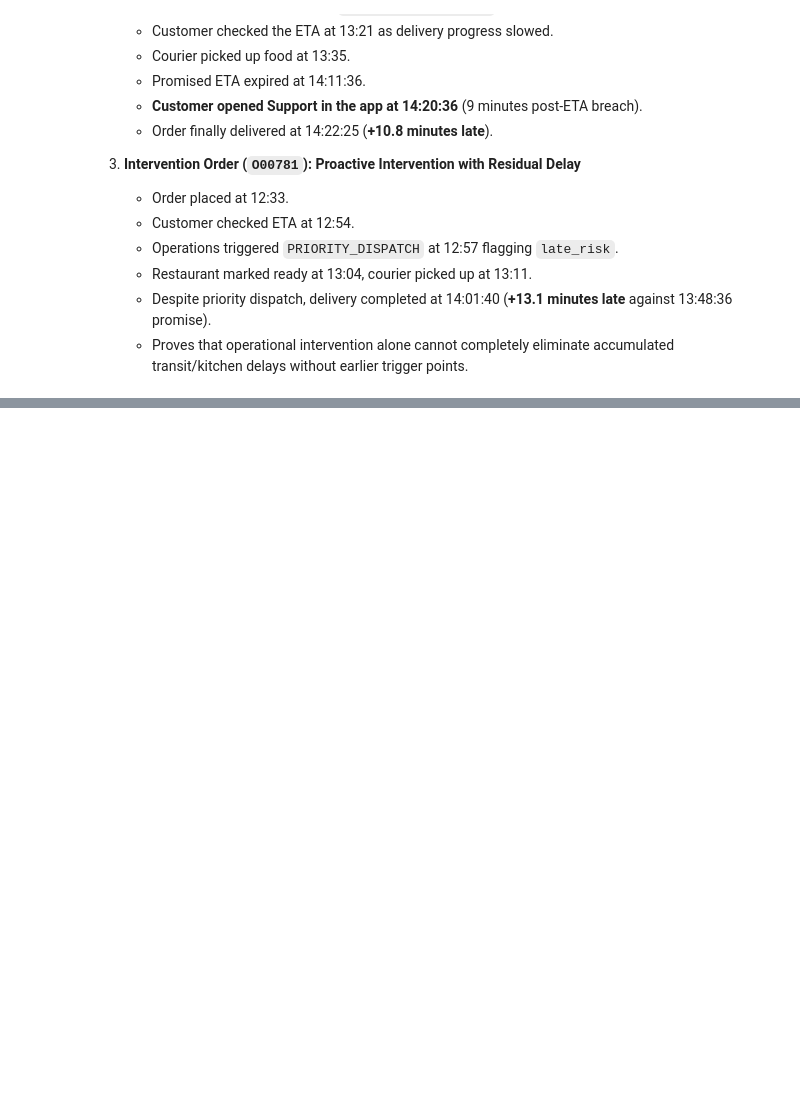
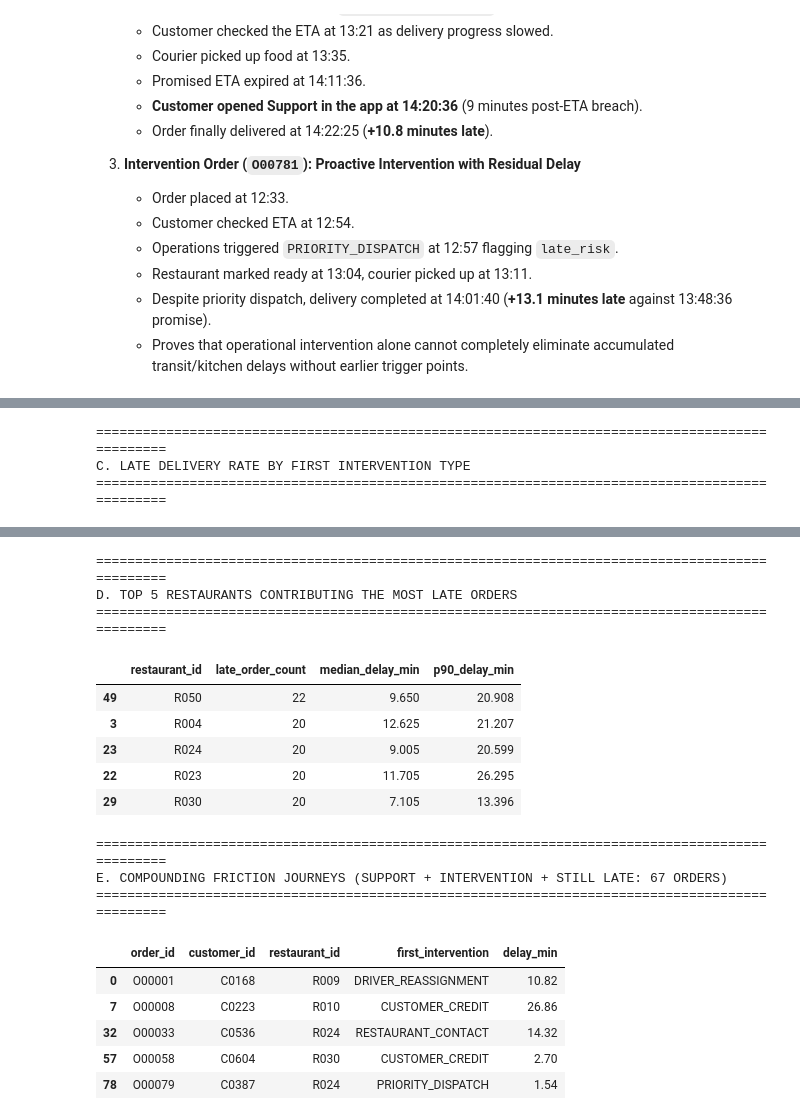
Before and after one commit to rachit-suresh/fde-assignments, a Jupyter notebook: flasheats-classroom-pack/FlashEats_Class7_Challenge.ipynb, the cells around one changed output, grey strips where cells are left out. Saved outputs shown, nothing was run; the diff lists cells and outputs as text; code cells hidden in the pictures; blank space fills up the shorter version.

```diff
--- a/flasheats-classroom-pack/FlashEats_Class7_Challenge.ipynb
+++ b/flasheats-classroom-pack/FlashEats_Class7_Challenge.ipynb
@@ -325,3 +791,58 @@ For every answer, add one sentence:
 # %%
-# TODO: use the order-level model plus joins/groupby
-# Reminder: association != causation
+# Challenge 5 — Investigate the workflow with joins and aggregations
+# Reminder: Association != Causation
+
+valid_deliv = order_workflow_mart[order_workflow_mart["delivered_flag"] == 1].copy()
+
+print("=" * 95)
+print("A. DELAY BY SUPPORT INTERACTION (DELIVERED ORDERS)")
+print("=" * 95)
+delay_by_support = valid_deliv.groupby("support_opened")["delay_min"].agg(
+    order_count="count",
+    mean_delay="mean",
+    median_delay="median",
+    p75_delay=lambda s: s.quantile(0.75),
+    max_delay="max"
+).reset_index()
+delay_by_support["support_opened_label"] = delay_by_support["support_opened"].map({0: "No Support Escalation", 1: "Support Escalated"})
+display(delay_by_support[["support_opened_label", "order_count", "median_delay", "mean_delay", "p75_delay", "max_delay"]].round(2))
+
+print("\n" + "=" * 95)
+print("B. LATE DELIVERY RATE: WITH VS. WITHOUT INTERVENTION")
+print("=" * 95)
+int_comp = valid_deliv.groupby("has_intervention")["late_flag"].agg(
+    total_orders="count",
+    late_orders="sum",
+    late_rate="mean"
+).reset_index()
+int_comp["intervention_label"] = int_comp["has_intervention"].map({0: "No Operational Intervention", 1: "Operational Intervention Taken"})
+int_comp["late_rate_pct"] = int_comp["late_rate"].map(lambda x: f"{x:.2%}")
+display(int_comp[["intervention_label", "total_orders", "late_orders", "late_rate_pct"]])
+
+print("\n" + "=" * 95)
+print("C. LATE DELIVERY RATE BY FIRST INTERVENTION TYPE")
+print("=" * 95)
+type_comp = valid_deliv[valid_deliv["has_intervention"] == 1].groupby("first_intervention")["late_flag"].agg(
+    total_intervened="count",
+    late_count="sum",
+    late_rate="mean"
+).reset_index().sort_values("late_rate", ascending=True)
+type_comp["late_rate_pct"] = type_comp["late_rate"].map(lambda x: f"{x:.2%}")
+display(type_comp[["first_intervention", "total_intervened", "late_count", "late_rate_pct"]])
+
+print("\n" + "=" * 95)
+print("D. TOP 5 RESTAURANTS CONTRIBUTING THE MOST LATE ORDERS")
+print("=" * 95)
+rest_late = valid_deliv[valid_deliv["late_flag"] == 1].groupby("restaurant_id").agg(
+    late_order_count=("order_id", "count"),
+    median_delay_min=("delay_min", "median"),
+    p90_delay_min=("delay_min", lambda s: s.quantile(0.90))
+).reset_index().sort_values("late_order_count", ascending=False).head(5)
+display(rest_late)
+
+print("\n" + "=" * 95)
+print("E. COMPOUNDING FRICTION JOURNEYS (SUPPORT + INTERVENTION + STILL LATE: 67 ORDERS)")
+print("=" * 95)
+friction_journeys = valid_deliv[(valid_deliv["support_opened"] == 1) & (valid_deliv["has_intervention"] == 1) & (valid_deliv["late_flag"] == 1)]
+display(friction_journeys[["order_id", "customer_id", "restaurant_id", "first_intervention", "delay_min"]].head(5))
+# %% [output]
@@ -327,0 +861,3 @@ For every answer, add one sentence:
+===============================================================================================
+C. LATE DELIVERY RATE BY FIRST INTERVENTION TYPE
+===============================================================================================
@@ -328,3 +869,21 @@ For every answer, add one sentence:
+===============================================================================================
+D. TOP 5 RESTAURANTS CONTRIBUTING THE MOST LATE ORDERS
+===============================================================================================
+|  | restaurant_id | late_order_count | median_delay_min | p90_delay_min |
+| 49 | R050 | 22 | 9.650 | 20.908 |
+| 3 | R004 | 20 | 12.625 | 21.207 |
+| 23 | R024 | 20 | 9.005 | 20.599 |
+| 22 | R023 | 20 | 11.705 | 26.295 |
+| 29 | R030 | 20 | 7.105 | 13.396 |
+===============================================================================================
+E. COMPOUNDING FRICTION JOURNEYS (SUPPORT + INTERVENTION + STILL LATE: 67 ORDERS)
+===============================================================================================
+|  | order_id | customer_id | restaurant_id | first_intervention | delay_min |
+| 0 | O00001 | C0168 | R009 | DRIVER_REASSIGNMENT | 10.82 |
+| 7 | O00008 | C0223 | R010 | CUSTOMER_CREDIT | 26.86 |
+| 32 | O00033 | C0536 | R024 | RESTAURANT_CONTACT | 14.32 |
+| 57 | O00058 | C0604 | R030 | CUSTOMER_CREDIT | 2.70 |
+| 78 | O00079 | C0387 | R024 | PRIORITY_DISPATCH | 1.54 |
 # %% [markdown]
 # Challenge 6 — Connect the model to the KPI
 
```
Also changed, not shown: parts of 12 cells of this notebook.
